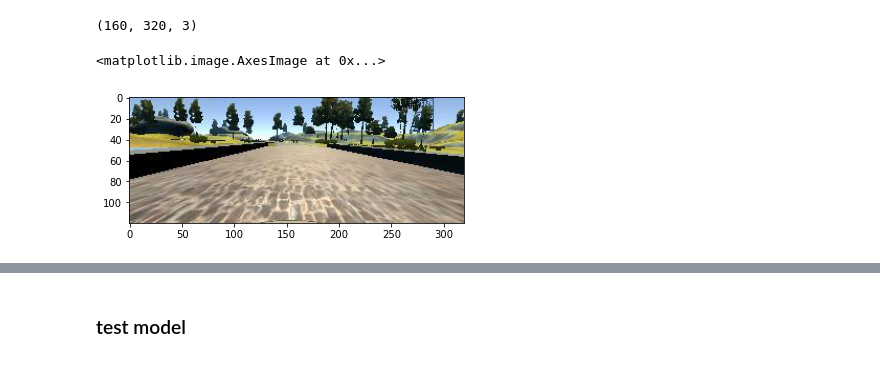
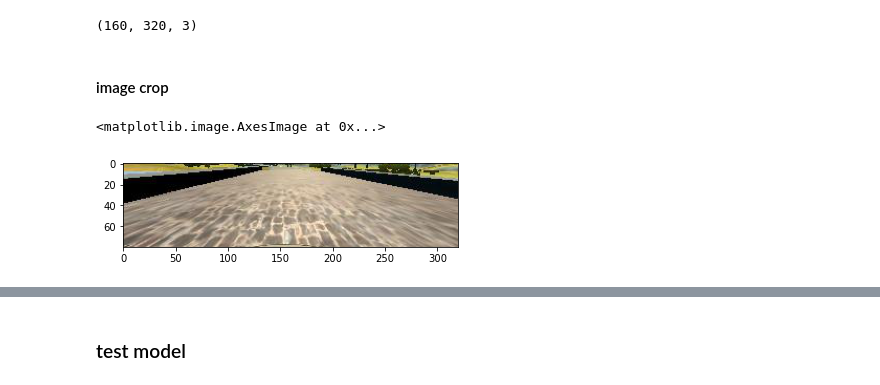
Before and after one commit to youngsend/behavioral-cloning, a Jupyter notebook: visualize.ipynb, the cells around one changed output, grey strips where cells are left out. Drawn from its saved outputs; the diff is of its cells as text; code cells hidden in the pictures.

```diff
--- a/visualize.ipynb
+++ b/visualize.ipynb
@@ -8,8 +10,7 @@ import numpy as np
 from dataset import *
 # %%
-dataset = BehaviorCloneDataset(csv_file='data/driving_log.csv', root_dir='data', transform=None)
-image, steer = dataset[0]
-plt.imshow(image)
+img = Image.open('data/IMG/center_2016_12_01_13_30_48_287.jpg')
+plt.imshow(img)
 # %% [output]
 <matplotlib.image.AxesImage at 0x...>
 [figure]
@@ -18,13 +19,14 @@ img = np.asarray(image)
 img.shape
 # %% [output]
 (160, 320, 3)
+# %% [markdown]
+#### image crop
 # %%
 transform = transforms.Compose([
-    transforms.CenterCrop((120, 320))
+    transforms.Lambda(lambda img: transforms.functional.crop(img, 60, 0, 80, 320))
 ])
-dataset2 = BehaviorCloneDataset(csv_file='data/driving_log.csv', root_dir='data', transform=transform)
-image, steer = dataset2[0]
-plt.imshow(image)
+cropped_img = transform(img)
+plt.imshow(cropped_img)
 # %% [output]
 <matplotlib.image.AxesImage at 0x...>
-[figure, old version]
+[figure, new version]
```
Also changed, not shown: parts of 3 cells of this notebook, 10 other files.
